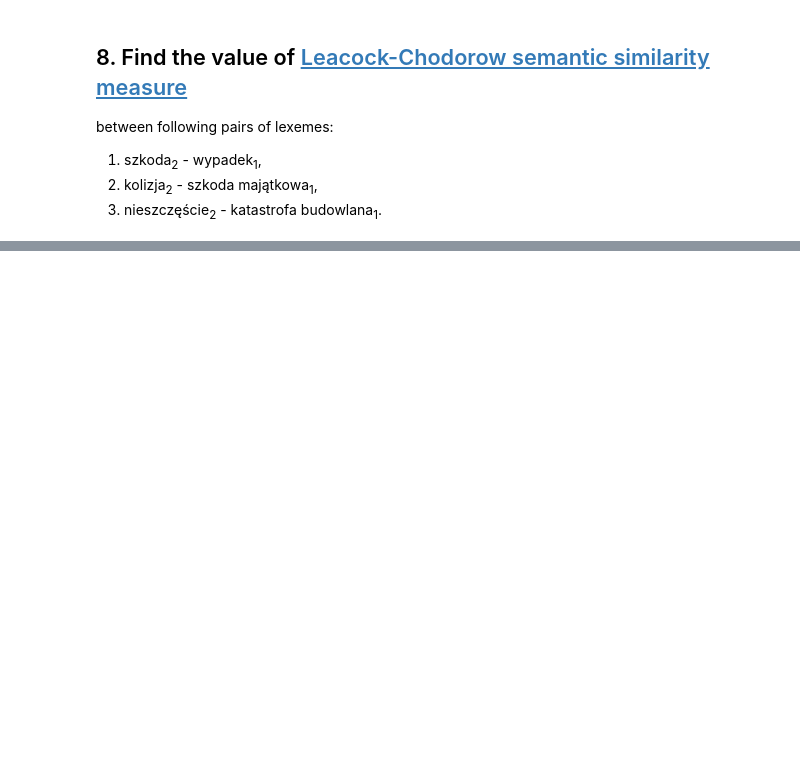
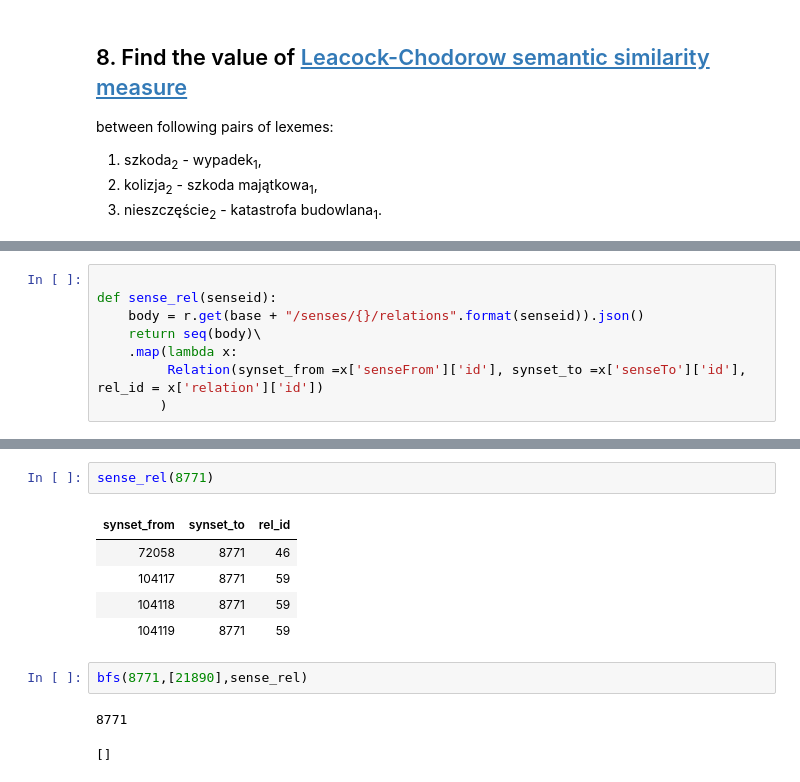
Before and after one commit to JakDar/nlp-lab-2019, a Jupyter notebook: lab6/Untitled.ipynb, the cells around one changed output, grey strips where cells are left out. Cells and saved outputs as stored; diff of their text form; blank space fills up the shorter version.

```diff
--- a/lab6/Untitled.ipynb
+++ b/lab6/Untitled.ipynb
@@ -528,0 +672,8 @@ plt.show()
+# %%
+
+def sense_rel(senseid):
+    body = r.get(base + "/senses/{}/relations".format(senseid)).json()
+    return seq(body)\
+    .map(lambda x:
+         Relation(synset_from =x['senseFrom']['id'], synset_to =x['senseTo']['id'], rel_id = x['relation']['id'])
+        )
@@ -528,0 +684,13 @@ plt.show()
+# %%
+sense_rel(8771)
+# %% [output]
+| synset_from | synset_to | rel_id |
+| 72058 | 8771 | 46 |
+| 104117 | 8771 | 59 |
+| 104118 | 8771 | 59 |
+| 104119 | 8771 | 59 |
+# %%
+bfs(8771,[21890],sense_rel)
+# %% [output]
+8771
+[]
```
Also changed, not shown: parts of 21 cells of this notebook.
